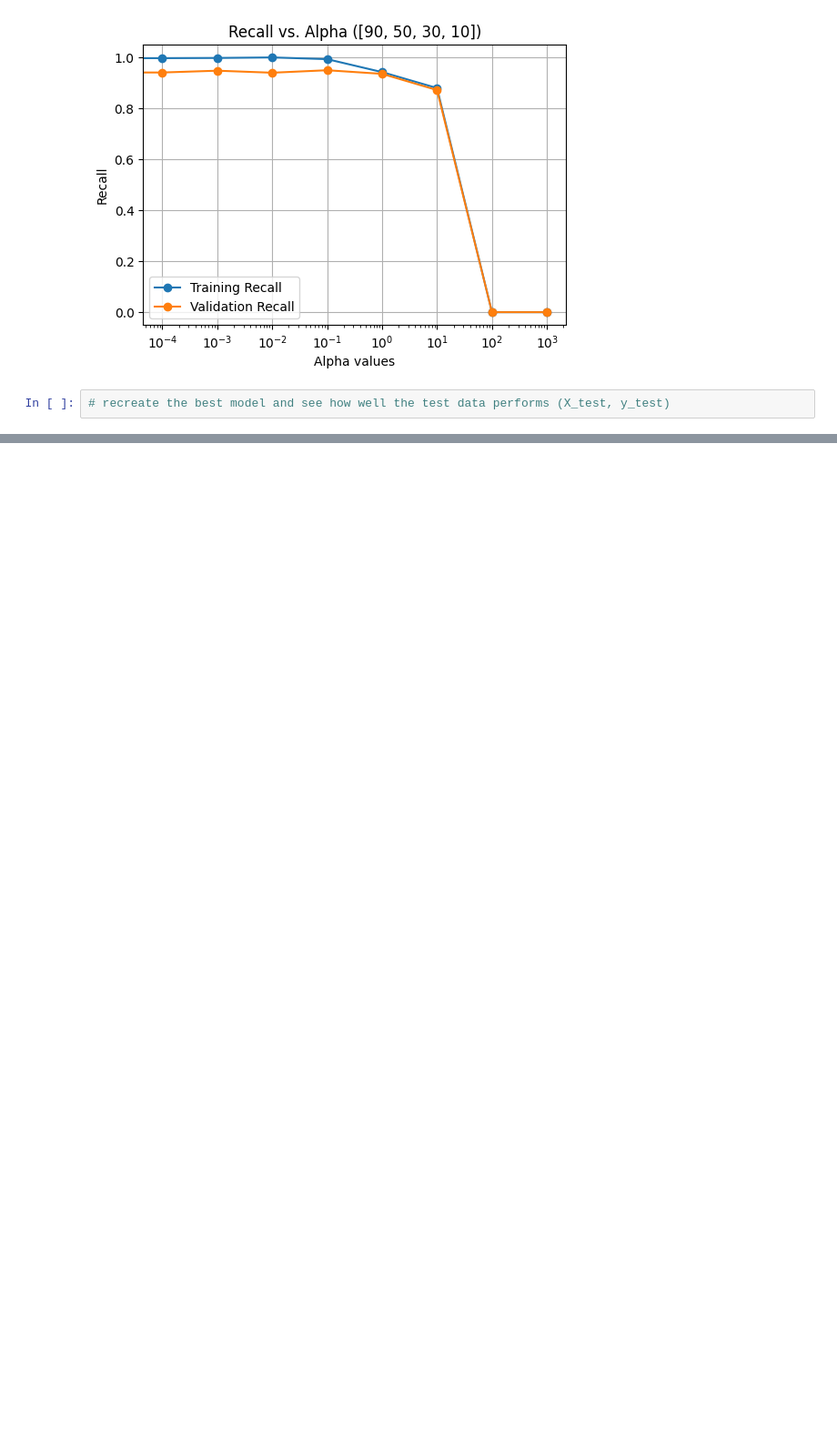
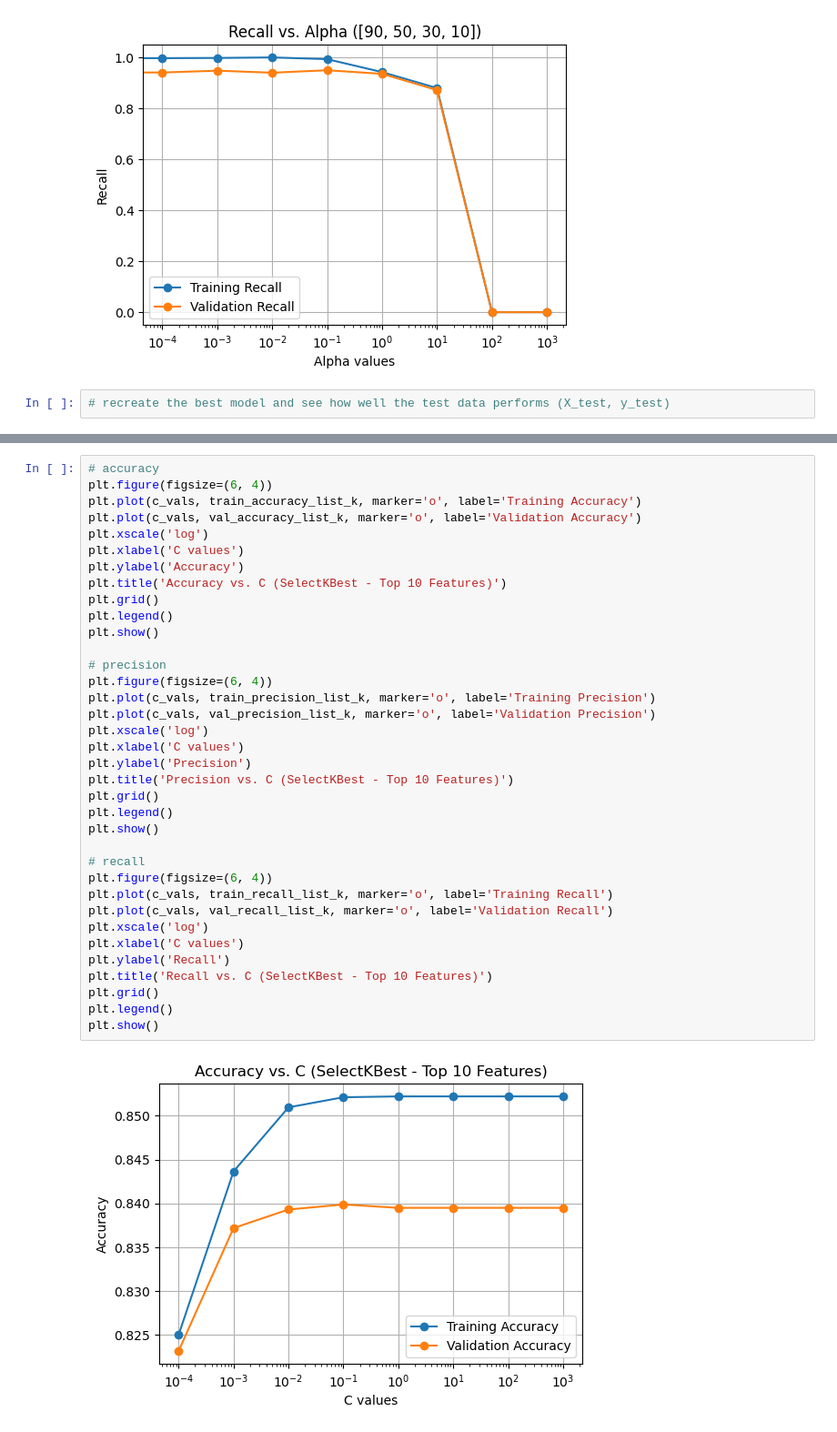
Before and after one commit to paripatel55/ML_Project, a Jupyter notebook: test.ipynb, the cells around one changed output, grey strips where cells are left out. Shown at 91% size. Cells and saved outputs as stored; diff of their text form; blank space fills up the shorter version.

```diff
--- a/test.ipynb
+++ b/test.ipynb
@@ -977,0 +1411,38 @@ plt.show()
+# %%
+# accuracy
+plt.figure(figsize=(6, 4))
+plt.plot(c_vals, train_accuracy_list_k, marker='o', label='Training Accuracy')
+plt.plot(c_vals, val_accuracy_list_k, marker='o', label='Validation Accuracy')
+plt.xscale('log')
+plt.xlabel('C values')
+plt.ylabel('Accuracy')
+plt.title('Accuracy vs. C (SelectKBest - Top 10 Features)')
+plt.grid()
+plt.legend()
+plt.show()
+
+# precision
+plt.figure(figsize=(6, 4))
+plt.plot(c_vals, train_precision_list_k, marker='o', label='Training Precision')
+plt.plot(c_vals, val_precision_list_k, marker='o', label='Validation Precision')
+plt.xscale('log')
+plt.xlabel('C values')
+plt.ylabel('Precision')
+plt.title('Precision vs. C (SelectKBest - Top 10 Features)')
+plt.grid()
+plt.legend()
+plt.show()
+
+# recall
+plt.figure(figsize=(6, 4))
+plt.plot(c_vals, train_recall_list_k, marker='o', label='Training Recall')
+plt.plot(c_vals, val_recall_list_k, marker='o', label='Validation Recall')
+plt.xscale('log')
+plt.xlabel('C values')
+plt.ylabel('Recall')
+plt.title('Recall vs. C (SelectKBest - Top 10 Features)')
+plt.grid()
+plt.legend()
+plt.show()
+# %% [output]
+[figure, added]
```
Also changed, not shown: parts of 9 cells of this notebook, 3 other files.
